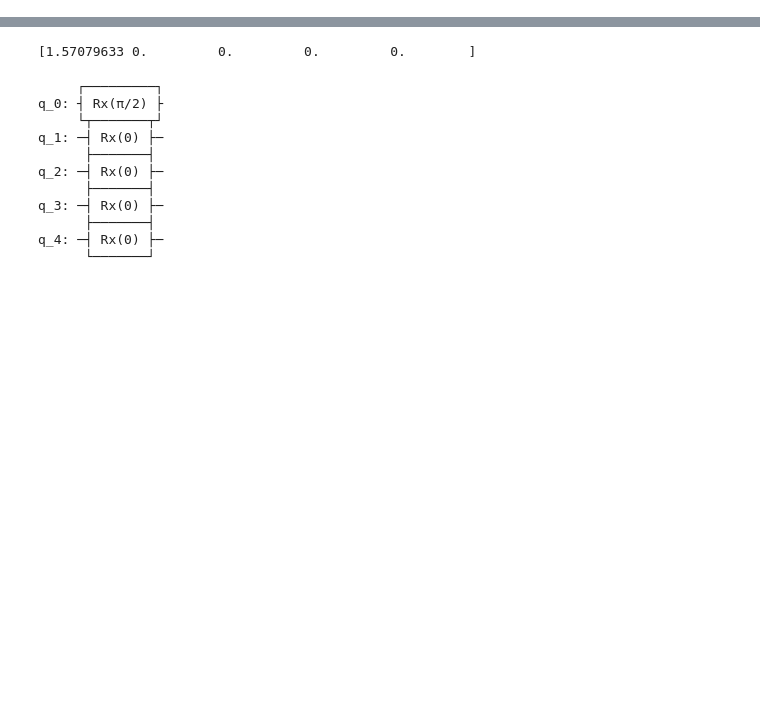
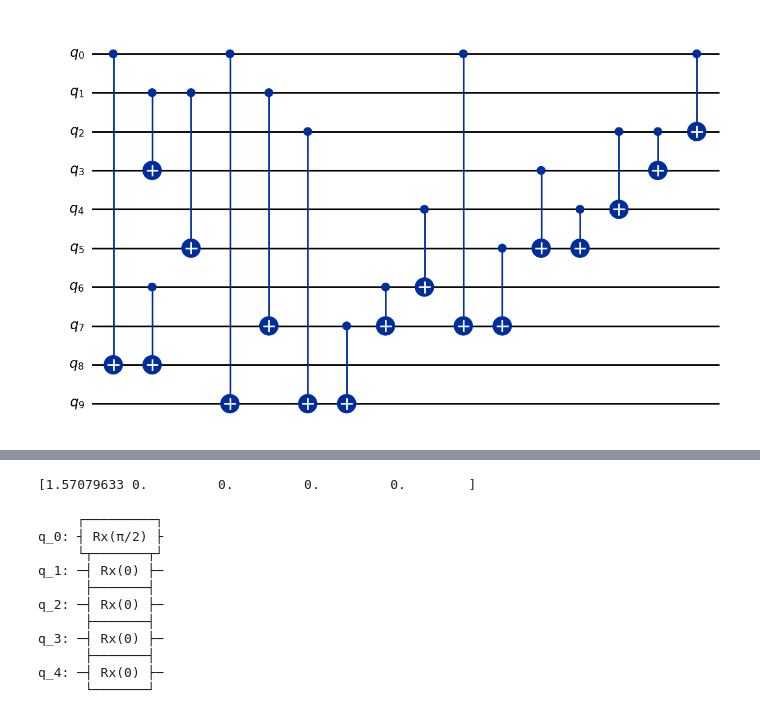
Before and after one commit to Bruno-Danti/CliffordNTK, a Jupyter notebook: 7.ipynb, the cells around one changed output, grey strips where cells are left out. Cells and saved outputs as stored; diff of their text form; code cells hidden in the pictures; blank space fills up the shorter version.

Commit message:
Noticed that Clifford(qc).to_circuit may change the order of the qubits (check if results are the same)

```diff
--- a/7.ipynb
+++ b/7.ipynb
@@ -87,0 +125,9 @@ class ConvolutionalQNN(ParametricCircuit):
+# %%
+thetas = np.zeros((4, 21, 3))
+#thetas = random_thetas((4,21,3))
+pc = ConvolutionalQNN(10, 3)
+# with open("circuit.txt", "w") as f:
+#     print(pc(thetas).draw("mpl"), file = f)
+Clifford(pc(thetas)).to_circuit().draw("mpl")
+# %% [output]
+[figure, added]
```
Also changed, not shown: parts of 2 cells of this notebook, 1 other file.
